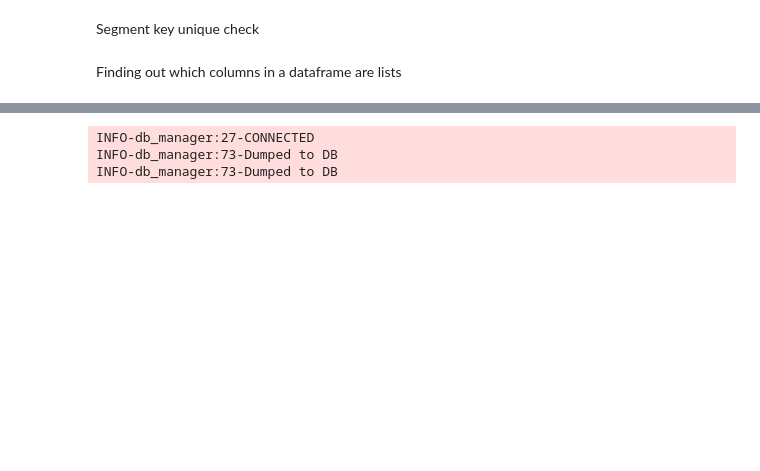
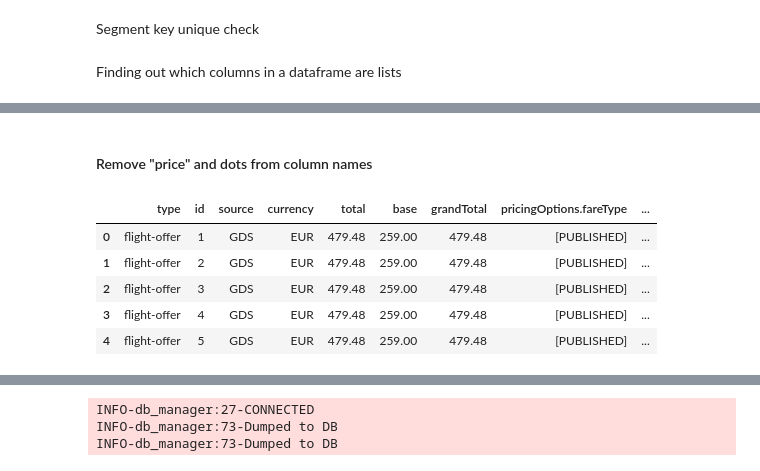
Before and after one commit to Sharvesh12/Flights-extension-MVP, a Jupyter notebook: flights_alerts.ipynb, the cells around one changed output, grey strips where cells are left out. Saved outputs shown, nothing was run; the diff lists cells and outputs as text; code cells hidden in the pictures; blank space fills up the shorter version.

Commit message:
added pricing df

```diff
--- a/flights_alerts.ipynb
+++ b/flights_alerts.ipynb
@@ -443,0 +393,38 @@ traveler_pricing_df['incremental_day'] = pd.to_datetime(traveler_pricing_df['inc
+# %%
+# Extract first departure airport
+pricing_df['first_dept_airport'] = pricing_df['itineraries'].apply(lambda x: x[0]['segments'][0]['departure']['iataCode'])
+
+# Extract last arrival airport
+pricing_df['last_arr_airport'] = pricing_df['itineraries'].apply(lambda x: x[0]['segments'][-1]['arrival']['iataCode'])
+
+# Extract first departure time
+pricing_df['first_dept_time'] = pricing_df['itineraries'].apply(lambda x: x[0]['segments'][0]['departure']['at'])
+
+# Extract last arrival time
+pricing_df['last_arr_time'] = pricing_df['itineraries'].apply(lambda x: x[0]['segments'][-1]['arrival']['at'])
+
+# Drop the 'itineraries' column if no longer needed
+pricing_df.drop(columns=['itineraries'], inplace=True)
+# %%
+def generate_unique_id(row):
+    unique_string = f"{row['id']}_{row['first_dept_airport']}_{row['last_arr_airport']}_{row['first_dept_time']}_{row['last_arr_time']}"
+    unique_id = hashlib.md5(unique_string.encode()).hexdigest()
+    return unique_id
+
+pricing_df['unique_id_fk'] = pricing_df.apply(generate_unique_id, axis=1)
+# %% [markdown]
+#### Remove "price" and dots from column names
+# %%
+pricing_df = pricing_df.rename(columns=lambda x: x.replace('price.', '').replace('price', ''))
+# %%
+# Split 'additionalServices' into two columns
+pricing_df = pricing_df.drop(['additionalServices','fees'], axis=1)
+# %%
+pricing_df.head()
+# %% [output]
+|  | type | id | source | currency | total | base | grandTotal | pricingOptions.fareType | ... |
+| 0 | flight-offer | 1 | GDS | EUR | 479.48 | 259.00 | 479.48 | [PUBLISHED] | ... |
+| 1 | flight-offer | 2 | GDS | EUR | 479.48 | 259.00 | 479.48 | [PUBLISHED] | ... |
+| 2 | flight-offer | 3 | GDS | EUR | 479.48 | 259.00 | 479.48 | [PUBLISHED] | ... |
+| 3 | flight-offer | 4 | GDS | EUR | 479.48 | 259.00 | 479.48 | [PUBLISHED] | ... |
+| 4 | flight-offer | 5 | GDS | EUR | 479.48 | 259.00 | 479.48 | [PUBLISHED] | ... |
```
Also changed, not shown: parts of 9 cells of this notebook.
